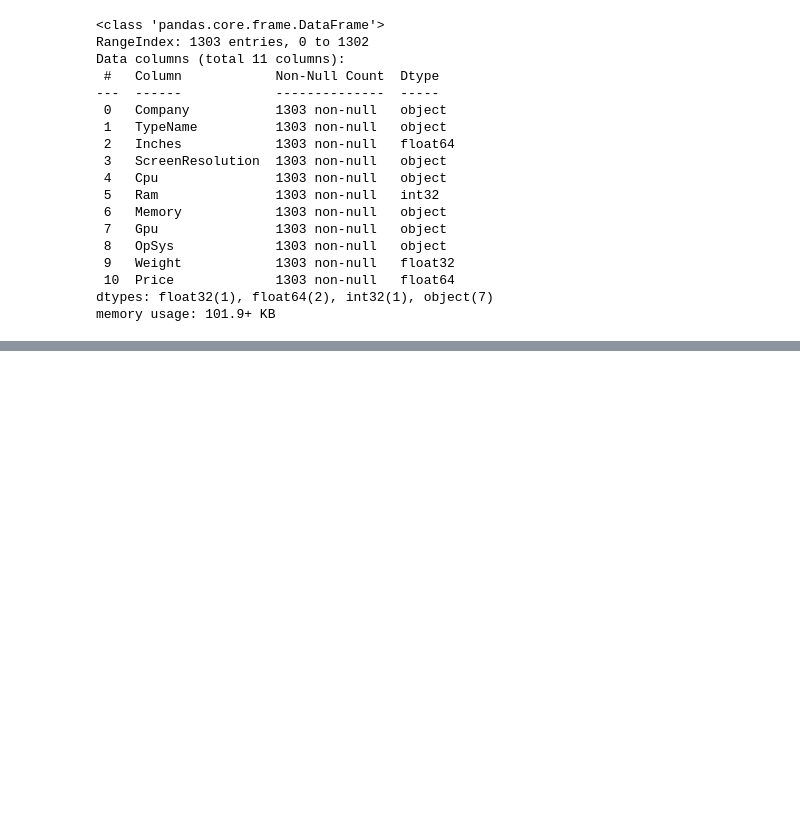
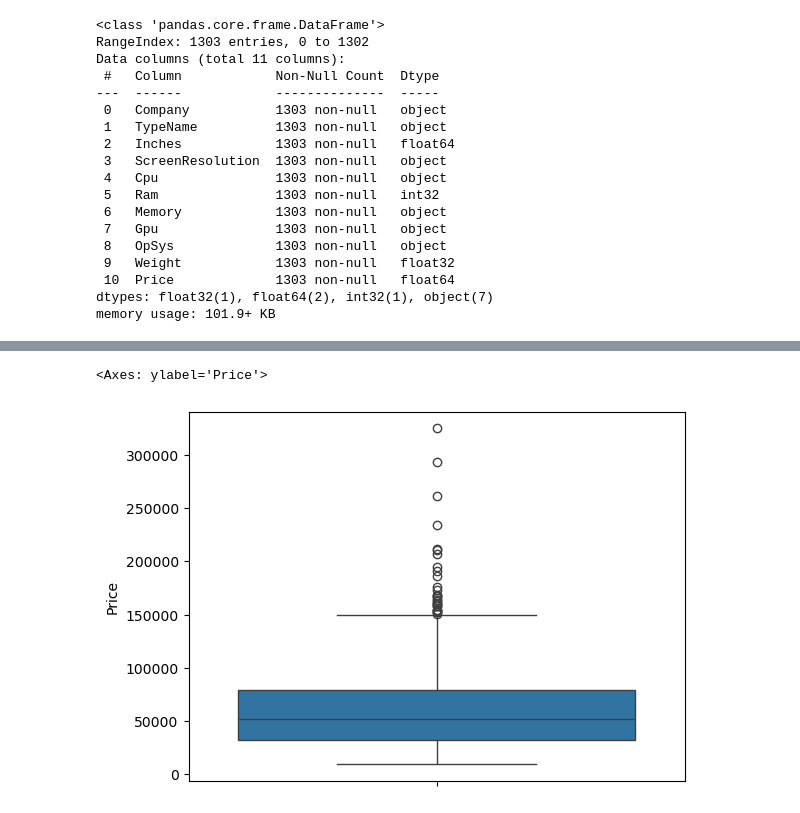
Before and after one commit to vanix056/Laptop_Price_predictor, a Jupyter notebook: Laptop_price_predictor.ipynb, the cells around one changed output, grey strips where cells are left out. Drawn from its saved outputs; the diff is of its cells as text; code cells hidden in the pictures; blank space fills up the shorter version.

```diff
--- a/Laptop_price_predictor.ipynb
+++ b/Laptop_price_predictor.ipynb
@@ -97,0 +107,5 @@ memory usage: 101.9+ KB
+# %%
+sb.boxplot(read_csv['Price'])
+# %% [output]
+<Axes: ylabel='Price'>
+[figure, added]
```
Also changed, not shown: parts of 3 cells of this notebook.
